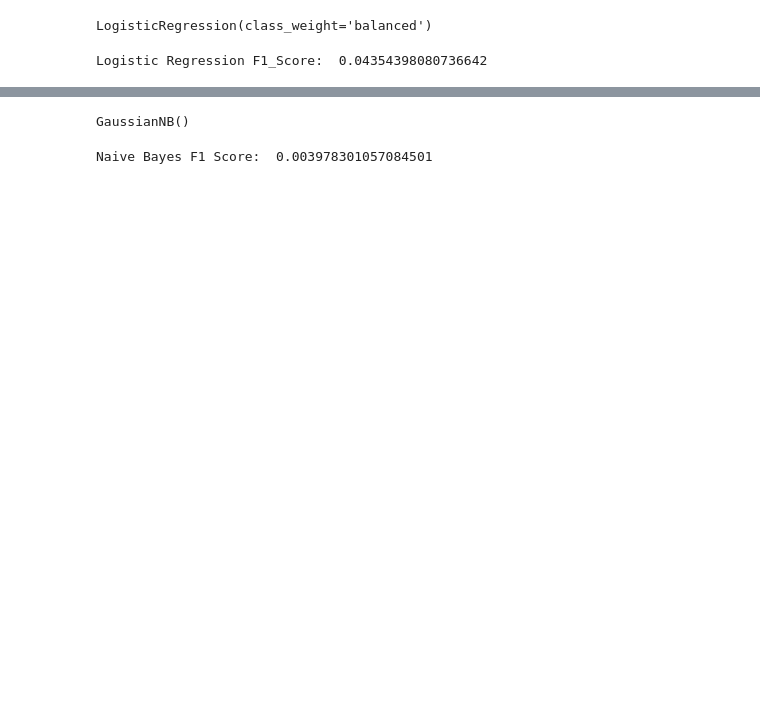
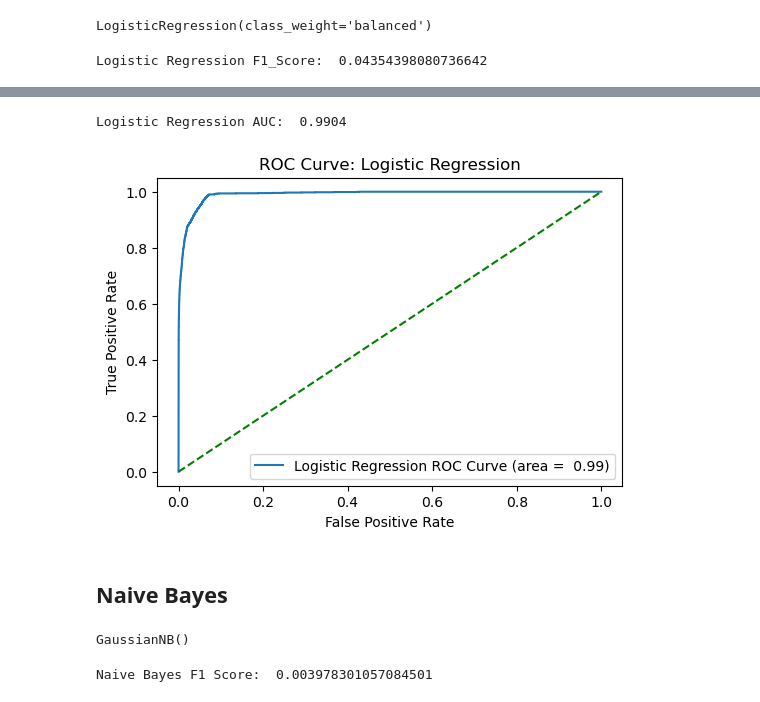
Before and after one commit to Jacqs395/Financial_Fraud, a Jupyter notebook: models.ipynb, the cells around one changed output, grey strips where cells are left out. Saved outputs shown, nothing was run; the diff lists cells and outputs as text; code cells hidden in the pictures; blank space fills up the shorter version.

```diff
--- a/models.ipynb
+++ b/models.ipynb
@@ -71,3 +102,32 @@ Logistic Regression F1_Score:  0.04354398080736642
+# %%
+# ROC Curve
+
+# get predicted probabilities for Logistic Regression Model
+probs_logreg = logreg.predict_proba(X_test)[:, 1] # probabilities for the positive class
+
+# calculate ROC Curve values: false positive rates & true positive rates
+fpr_logreg, tpr_logreg, thresholds_logreg = roc_curve(y_test, probs_logreg)
+
+# calculate Area Under the Curve (AUC)
+roc_auc_logreg = auc(fpr_logreg, tpr_logreg)
+
+print(f"Logistic Regression AUC: {roc_auc_logreg: .4f}")
+# %% [output]
+Logistic Regression AUC:  0.9904
+# %%
+# Plot ROC Curve
+plt.figure(figsize=(6,4))
+plt.plot(fpr_logreg, tpr_logreg, label=f'Logistic Regression ROC Curve (area = {roc_auc_logreg: .2f})')
+plt.plot([0,1], [0,1], linestyle='--', color='green') # diagonal line for random classfier
+plt.xlabel('False Positive Rate')
+plt.ylabel('True Positive Rate')
+plt.title('ROC Curve: Logistic Regression')
+plt.legend(loc='lower right')
+plt.show()
+# %% [output]
+[figure, added]
+# %% [markdown]
+## Naive Bayes
 # %%
 # Train Naive Bayes Model
 nb_model = GaussianNB()
```
Also changed, not shown: parts of 15 cells of this notebook.
